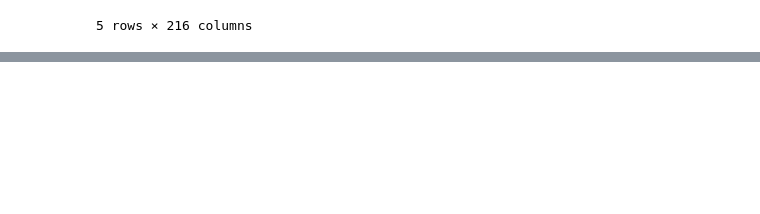
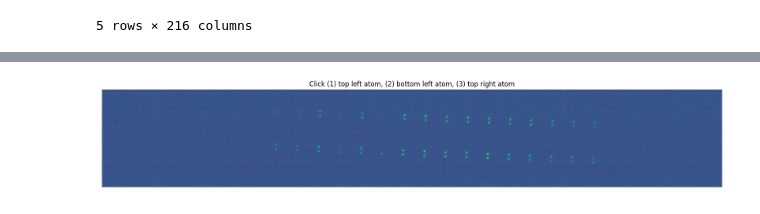
Before and after one commit to rydyb/pydatatom, a Jupyter notebook: notebooks/2 Pipeline.ipynb, the cells around one changed output, grey strips where cells are left out. Saved outputs shown, nothing was run; the diff lists cells and outputs as text; code cells hidden in the pictures; blank space fills up the shorter version.

```diff
--- a/notebooks/2 Pipeline.ipynb
+++ b/notebooks/2 Pipeline.ipynb
@@ -80,0 +83,21 @@ df_ab.head()
+# %%
+mean_pipeline_bx = Pipeline("mean", steps=[
+    TransformStep(PickKey("image")),
+    ImageMeanStep(),
+])
+mean_pipeline_bx.fit(raw_dataset_bx)
+# %%
+fx = np.array([
+    9.11599500e+07, 9.26599500e+07, 9.41599501e+07, 9.56599502e+07,
+    9.71599502e+07, 9.86599503e+07, 1.00159950e+08, 1.01659950e+08,
+    1.03159951e+08, 1.04659951e+08, 1.06159951e+08, 1.07659951e+08,
+    1.09159951e+08, 1.10659951e+08, 1.12159951e+08, 1.13659951e+08,
+])
+fy = np.array([1.02000e+08, 1.02303e+08, 1.04500e+08, 1.04803e+08])
+
+img = mean_pipeline_bx.context["image_mean"][0]
+# %%
+sd = InteractiveBBoxBlobDetector()
+sd.plot_clickable(img)
+# %% [output]
+[figure, added]
```
Also changed, not shown: parts of 17 cells of this notebook, 11 other files.
